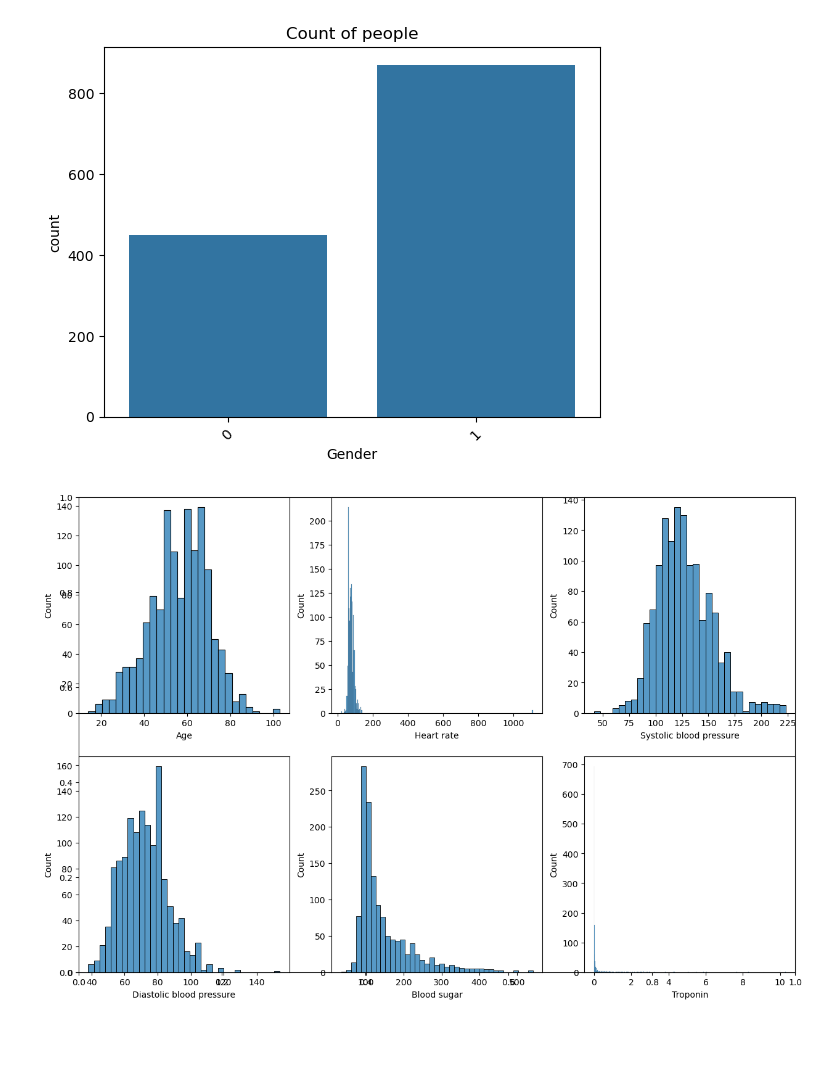
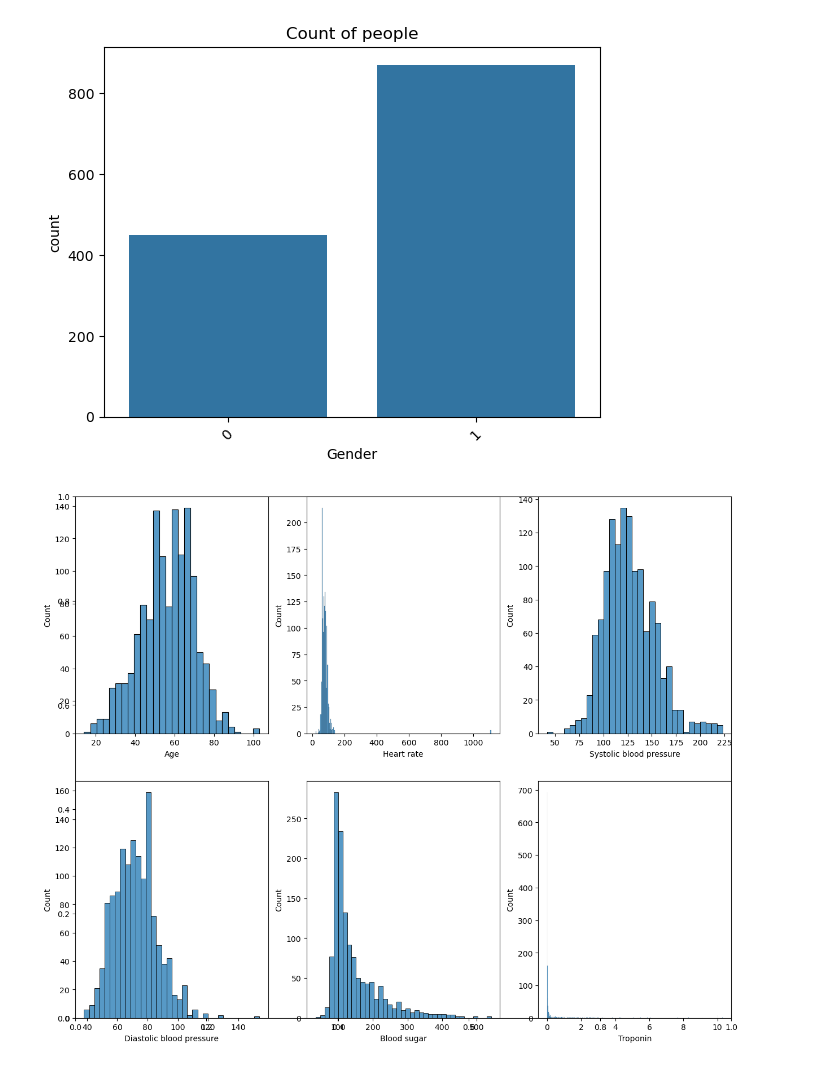
Before and after one commit to kxrrym03/Heart-Attack-Analysis, a Jupyter notebook: Heart Attack Risk.ipynb, the cells around one changed output. Drawn from its saved outputs; the diff is of its cells as text; code cells hidden in the pictures; blank space fills up the shorter version.

```diff
--- a/Heart Attack Risk.ipynb
+++ b/Heart Attack Risk.ipynb
@@ -104,10 +104,10 @@ plt.show()
 [figure]
 # %%
 features =['Age','Heart rate','Systolic blood pressure','Diastolic blood pressure', 'Blood sugar', 'Troponin']
-plt.subplots(figsize=(15,10))
+plt.subplots(figsize=(15,12))
 for i,col in enumerate(features):
   plt.subplot(2,3,i+1)
   sns.histplot(data[col])
 plt.show()
 # %% [output]
-[figure, old version]
+[figure, new version]
```
